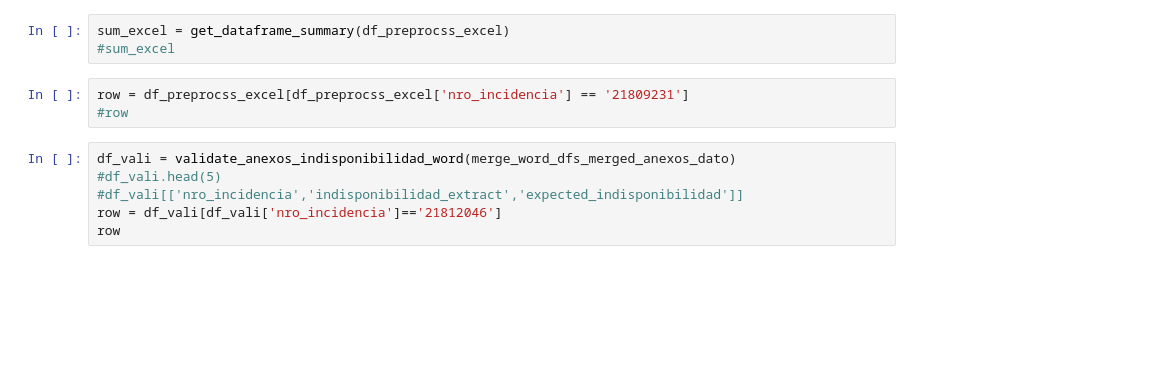
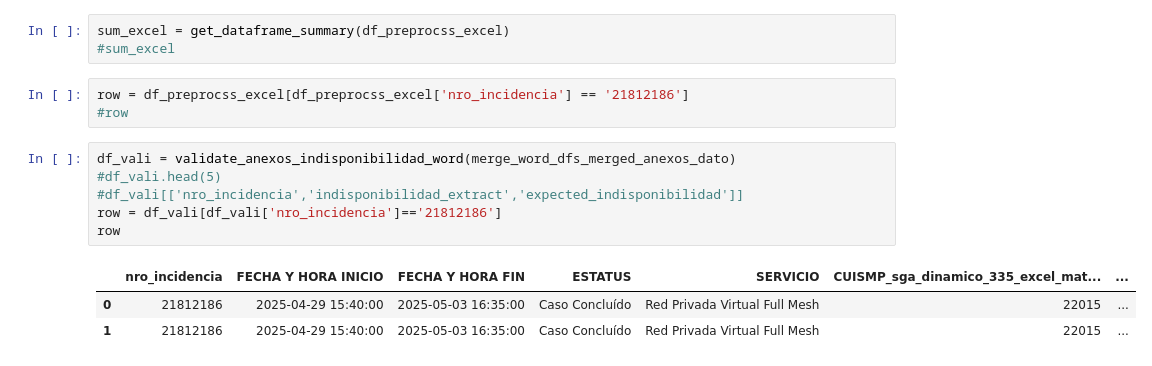
Before and after one commit to bots-platform/bots, a Jupyter notebook: app/modules/sga/minpub/report_validator/service/objetivos/notebooks/objetivo_3/o1_anexos_sustentos_paradas_reloj_validator.ipynb, the cells around one changed output. Cells and saved outputs as stored; diff of their text form; blank space fills up the shorter version.

```diff
--- a/app/modules/sga/minpub/report_validator/service/objetivos/notebooks/objetivo_3/o1_anexos_sustentos_paradas_reloj_validator.ipynb
+++ b/app/modules/sga/minpub/report_validator/service/objetivos/notebooks/objetivo_3/o1_anexos_sustentos_paradas_reloj_validator.ipynb
@@ -168,14 +222,18 @@ summa_word
 sum_excel = get_dataframe_summary(df_preprocss_excel)
 #sum_excel
 # %%
-row = df_preprocss_excel[df_preprocss_excel['nro_incidencia'] == '21809231']
+row = df_preprocss_excel[df_preprocss_excel['nro_incidencia'] == '21812186']
 #row
 # %%
 df_vali = validate_anexos_indisponibilidad_word(merge_word_dfs_merged_anexos_dato)
 #df_vali.head(5)
 #df_vali[['nro_incidencia','indisponibilidad_extract','expected_indisponibilidad']]
-row = df_vali[df_vali['nro_incidencia']=='21812046']
+row = df_vali[df_vali['nro_incidencia']=='21812186']
 row
+# %% [output]
+|  | nro_incidencia | FECHA Y HORA INICIO | FECHA Y HORA FIN | ESTATUS | SERVICIO | CUISMP_sga_dinamico_335_excel_mat... | ... |
+| 0 | 21812186 | 2025-04-29 15:40:00 | 2025-05-03 16:35:00 | Caso Concluído | Red Privada Virtual Full Mesh | 22015 | ... |
+| 1 | 21812186 | 2025-04-29 15:40:00 | 2025-05-03 16:35:00 | Caso Concluído | Red Privada Virtual Full Mesh | 22015 | ... |
 # %%
 df_mess = build_failure_messages_validate_anexos_indisponibilidad_word(df_vali)
 df_mess
```
Also changed, not shown: parts of 8 cells of this notebook.
